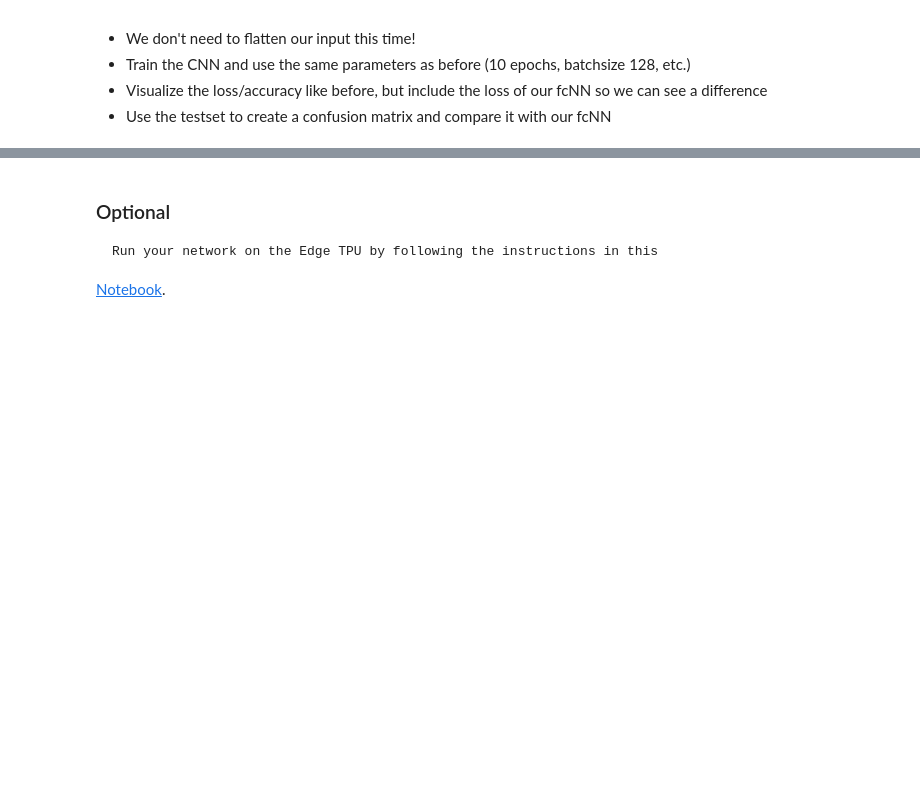
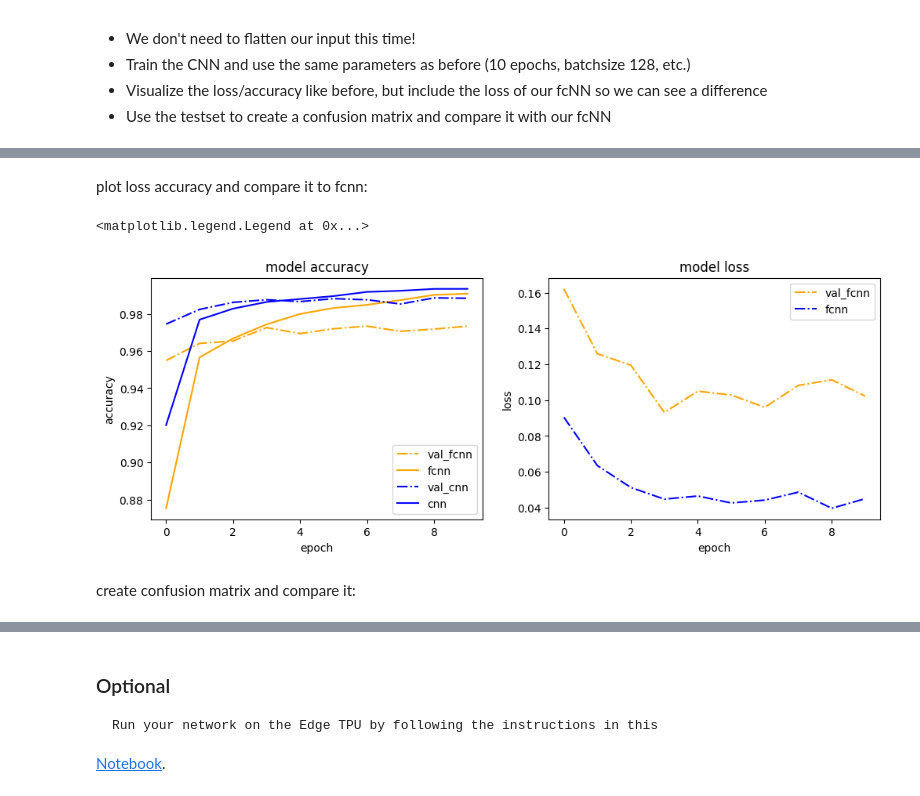
Before and after one commit to Pxldi/htwg_ai, a Jupyter notebook: src/ex2_machine_learning/nb_ch02_02a.ipynb, the cells around one changed output, grey strips where cells are left out. Drawn from its saved outputs; the diff is of its cells as text; code cells hidden in the pictures; blank space fills up the shorter version.

```diff
--- a/src/ex2_machine_learning/nb_ch02_02a.ipynb
+++ b/src/ex2_machine_learning/nb_ch02_02a.ipynb
@@ -373,0 +429,23 @@ create the cnn model:
+# %%
+model = Sequential()
+
+model.add(Convolution2D(32, (5, 5), input_shape=(28, 28, 1), activation='relu'))
+model.add(MaxPooling2D())
+model.add(Convolution2D(64, (3, 3), activation='relu'))
+model.add(MaxPooling2D())
+model.add(Flatten())
+model.add(Dense(10, activation='softmax'))
+
+# compile model and intitialize weights
+model.compile(loss='categorical_crossentropy',
+              optimizer='adam',
+              metrics=['accuracy'])
+
+model.summary()
+
+history_cnn=model.fit(X_train, Y_train,
+                  batch_size=128,
+                  epochs=10,
+                  verbose=2,
+                  validation_data=(X_val, Y_val)
+                 )
@@ -373,0 +490,26 @@ create the cnn model:
+# %% [markdown]
+plot loss accuracy and compare it to fcnn:
+# %%
+# plot the development of the accuracy and loss during training
+plt.figure(figsize=(12,4))
+plt.subplot(1,2,(1))
+plt.plot(history_fcnn.history['val_accuracy'],linestyle='-.', color='orange')
+plt.plot(history_fcnn.history['accuracy'], color='orange')
+plt.plot(history_cnn.history['val_accuracy'], linestyle='-.', color='blue')
+plt.plot(history_cnn.history['accuracy'], color='blue')
+plt.title('model accuracy')
+plt.ylabel('accuracy')
+plt.xlabel('epoch')
+plt.legend(['val_fcnn', 'fcnn', 'val_cnn', 'cnn'], loc='lower right')
+plt.subplot(1,2,(2))
+plt.plot(history_fcnn.history['val_loss'],linestyle='-.', color='orange')
+plt.plot(history_cnn.history['val_loss'], linestyle='-.', color='blue')
+plt.title('model loss')
+plt.ylabel('loss')
+plt.xlabel('epoch')
+plt.legend(['val_fcnn', 'fcnn', 'val_cnn', 'cnn'], loc='upper right')
+# %% [output]
+<matplotlib.legend.Legend at 0x...>
+[figure, added]
+# %% [markdown]
+create confusion matrix and compare it:
```
Also changed, not shown: parts of 11 cells of this notebook.
